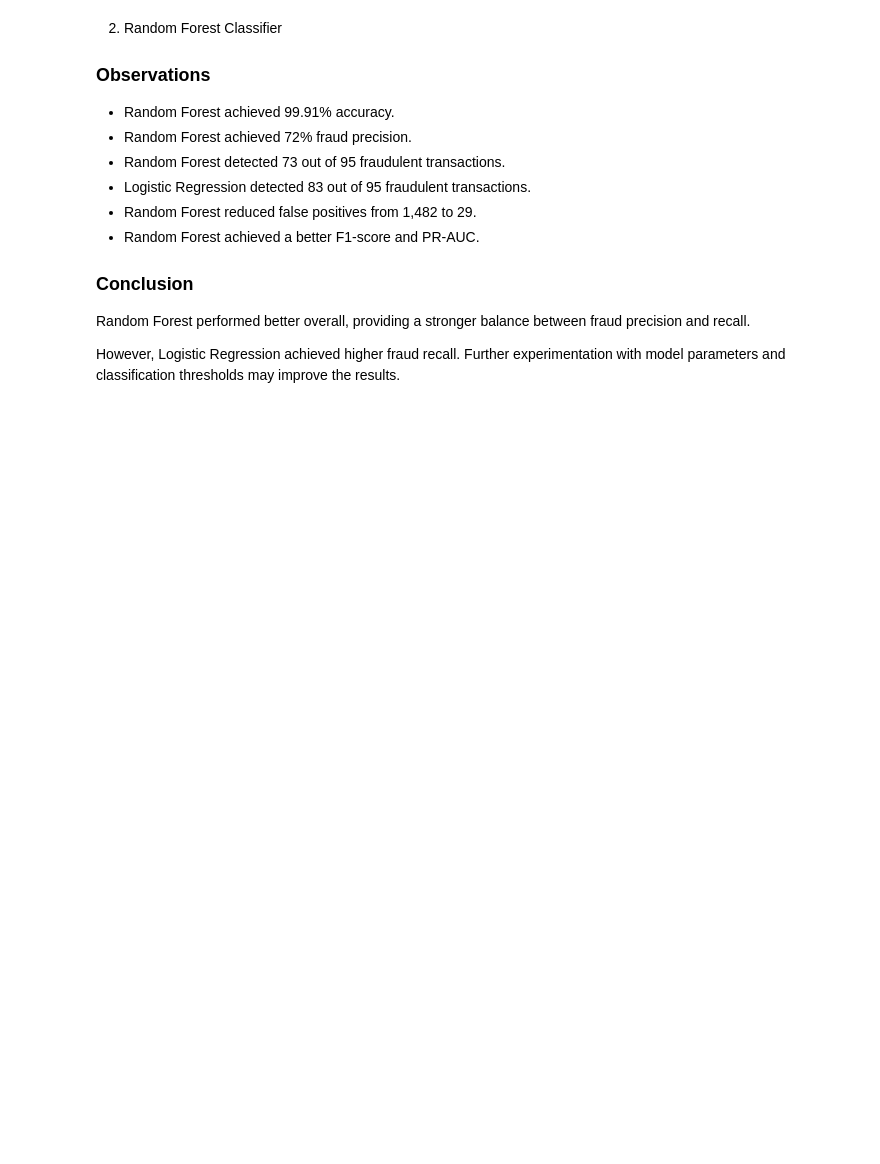
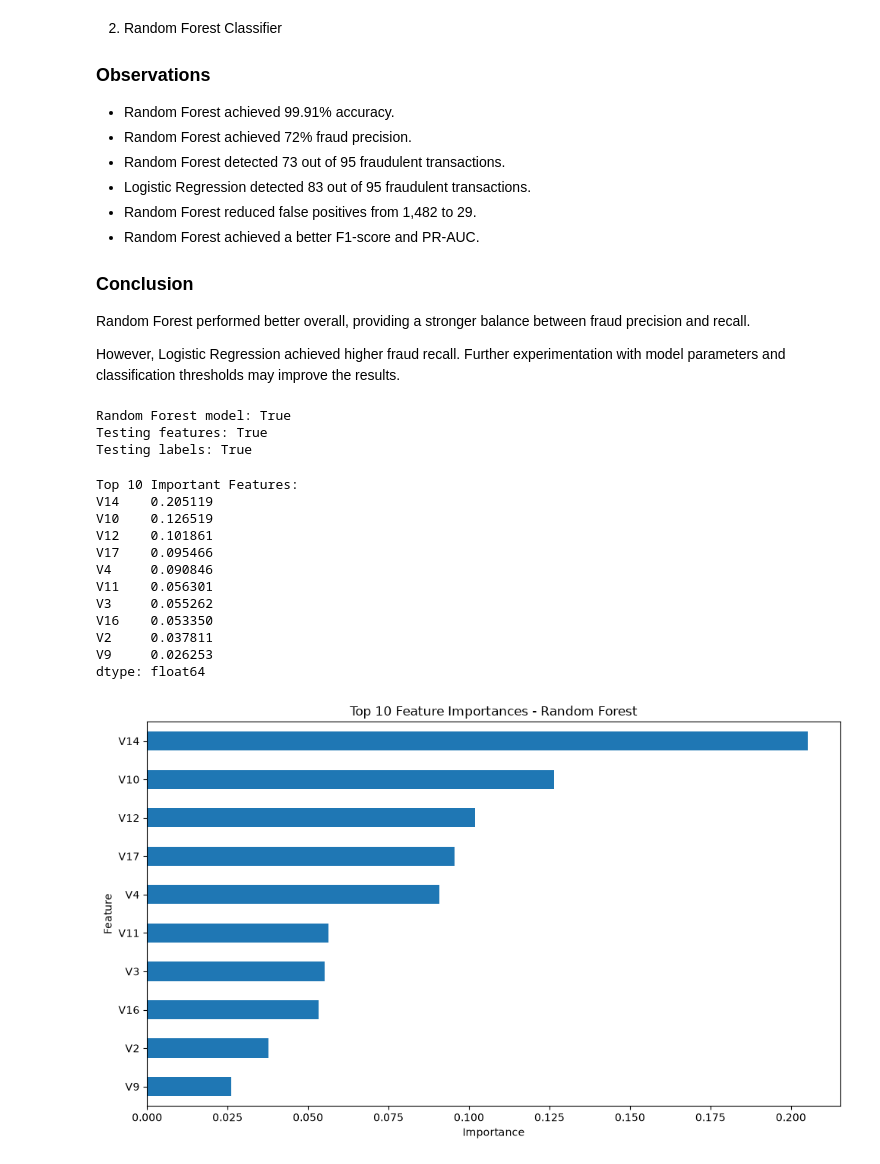
Before and after one commit to bharghavguru/Credit-Card-Fraud-Detection, a Jupyter notebook: notebooks/03_model_training.ipynb, the cells around one changed output. Saved outputs shown, nothing was run; the diff lists cells and outputs as text; code cells hidden in the pictures; blank space fills up the shorter version.

Commit message:
Add feature importance and validation split

```diff
--- a/notebooks/03_model_training.ipynb
+++ b/notebooks/03_model_training.ipynb
@@ -210,3 +210,46 @@ Two machine learning algorithms were trained and evaluated:
 Random Forest performed better overall, providing a stronger balance between fraud precision and recall.
 
 However, Logistic Regression achieved higher fraud recall. Further experimentation with model parameters and classification thresholds may improve the results.
+# %%
+print("Random Forest model:", "random_forest_model" in globals())
+print("Testing features:", "X_test" in globals())
+print("Testing labels:", "y_test" in globals())
+# %% [output]
+Random Forest model: True
+Testing features: True
+Testing labels: True
+# %%
+import pandas as pd
+import matplotlib.pyplot as plt
+
+feature_importance = pd.Series(
+    random_forest_model.feature_importances_,
+    index=X_train_resampled.columns
+).sort_values(ascending=False)
+
+print("Top 10 Important Features:")
+print(feature_importance.head(10))
+
+plt.figure(figsize=(10, 6))
+
+feature_importance.head(10).sort_values().plot(kind="barh")
+
+plt.title("Top 10 Feature Importances - Random Forest")
+plt.xlabel("Importance")
+plt.ylabel("Feature")
+plt.tight_layout()
+plt.show()
+# %% [output]
+Top 10 Important Features:
+V14    0.205119
+V10    0.126519
+V12    0.101861
+V17    0.095466
+V4     0.090846
+V11    0.056301
+V3     0.055262
+V16    0.053350
+V2     0.037811
+V9     0.026253
+dtype: float64
+[figure, added]
```
Also changed, not shown: parts of 3 cells of this notebook.
